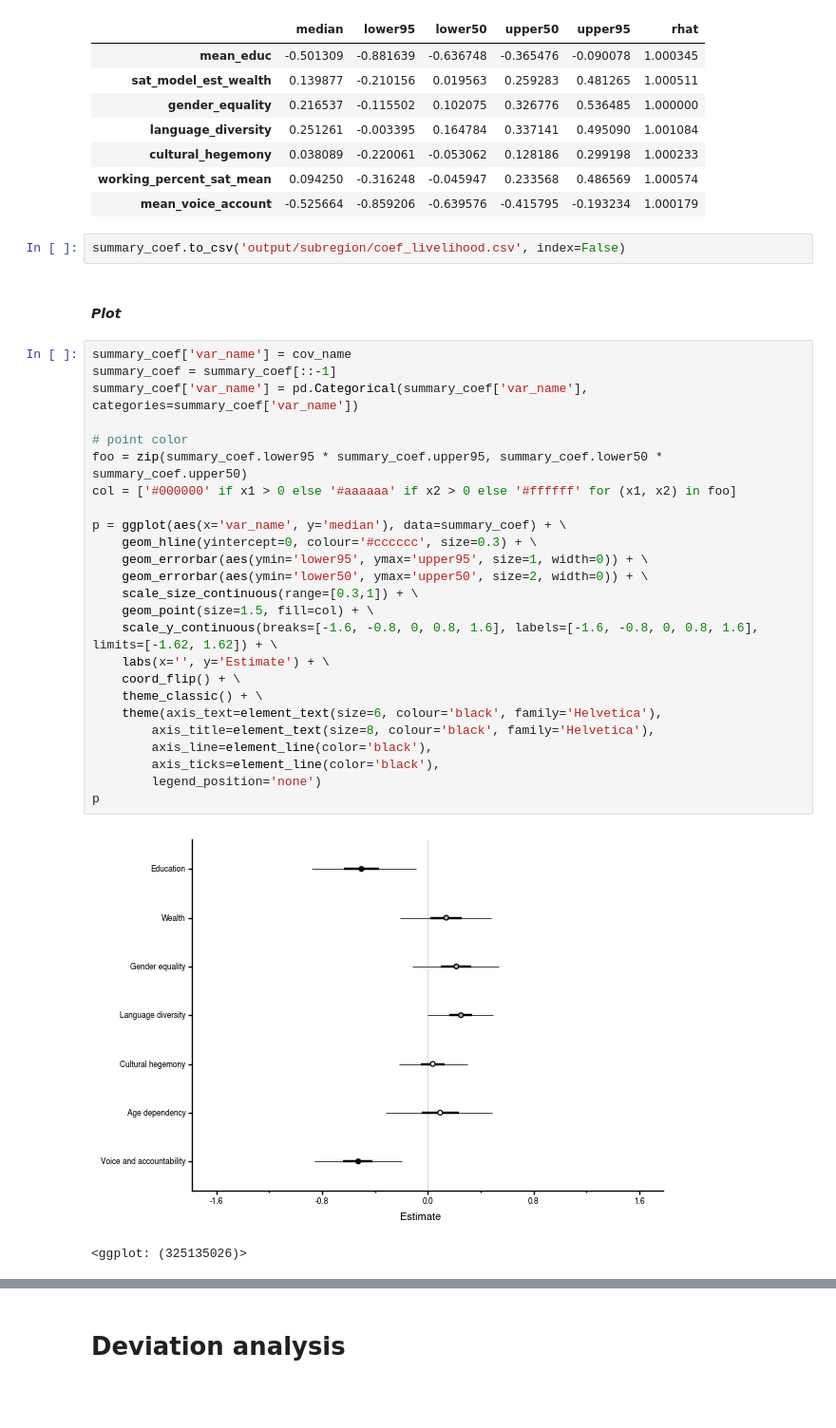
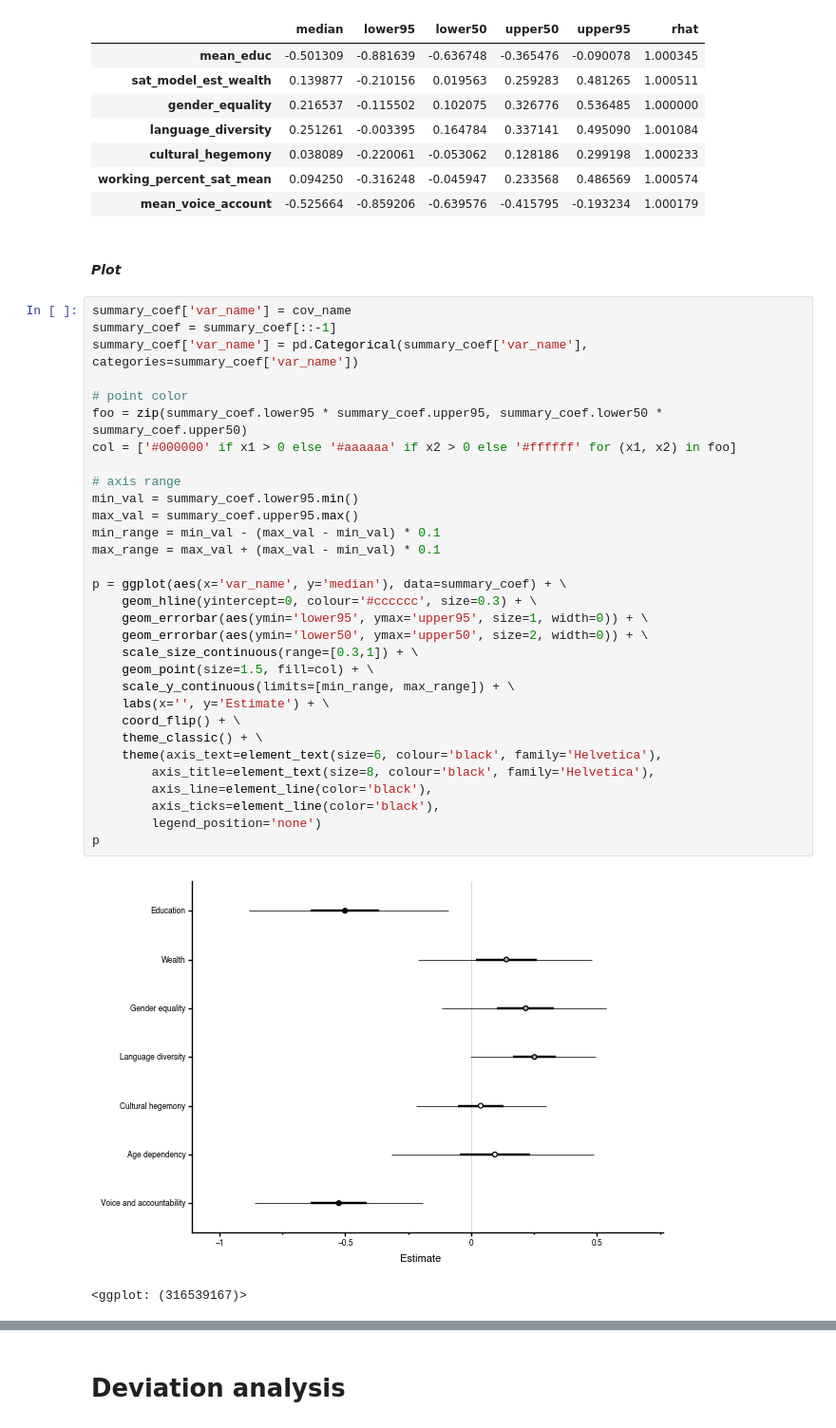
Before and after one commit to zachkoehn/aquatic_food_justice_model, a Jupyter notebook: model/livelihood.ipynb, the cells around one changed output, grey strips where cells are left out. Shown: that part at 95% size. Cells and saved outputs as stored; diff of their text form; blank space fills up the shorter version.

```diff
--- a/model/livelihood.ipynb
+++ b/model/livelihood.ipynb
@@ -179,35 +177,39 @@ summary_coef
 | cultural_hegemony | 0.038089 | -0.220061 | -0.053062 | 0.128186 | 0.299198 | 1.000233 |
 | working_percent_sat_mean | 0.094250 | -0.316248 | -0.045947 | 0.233568 | 0.486569 | 1.000574 |
 | mean_voice_account | -0.525664 | -0.859206 | -0.639576 | -0.415795 | -0.193234 | 1.000179 |
-# %%
-summary_coef.to_csv('output/subregion/coef_livelihood.csv', index=False)
 # %% [markdown]
 #### _Plot_
 # %%
 summary_coef['var_name'] = cov_name
 summary_coef = summary_coef[::-1]
 summary_coef['var_name'] = pd.Categorical(summary_coef['var_name'], categories=summary_coef['var_name'])
 
 # point color
 foo = zip(summary_coef.lower95 * summary_coef.upper95, summary_coef.lower50 * summary_coef.upper50)
 col = ['#000000' if x1 > 0 else '#aaaaaa' if x2 > 0 else '#ffffff' for (x1, x2) in foo]
 
+# axis range
+min_val = summary_coef.lower95.min()
+max_val = summary_coef.upper95.max()
+min_range = min_val - (max_val - min_val) * 0.1
+max_range = max_val + (max_val - min_val) * 0.1
+
 p = ggplot(aes(x='var_name', y='median'), data=summary_coef) + \
     geom_hline(yintercept=0, colour='#cccccc', size=0.3) + \
     geom_errorbar(aes(ymin='lower95', ymax='upper95', size=1, width=0)) + \
     geom_errorbar(aes(ymin='lower50', ymax='upper50', size=2, width=0)) + \
     scale_size_continuous(range=[0.3,1]) + \
     geom_point(size=1.5, fill=col) + \
-    scale_y_continuous(breaks=[-1.6, -0.8, 0, 0.8, 1.6], labels=[-1.6, -0.8, 0, 0.8, 1.6], limits=[-1.62, 1.62]) + \
+    scale_y_continuous(limits=[min_range, max_range]) + \
     labs(x='', y='Estimate') + \
     coord_flip() + \
     theme_classic() + \
     theme(axis_text=element_text(size=6, colour='black', family='Helvetica'),
         axis_title=element_text(size=8, colour='black', family='Helvetica'),
         axis_line=element_line(color='black'),
         axis_ticks=element_line(color='black'),
         legend_position='none')
 p
 # %% [output]
-[figure, old version]
+[figure, new version]
-<ggplot: (325135026)>
+<ggplot: (316539167)>
```
Also changed, not shown: parts of 5 cells of this notebook, 7 other files.
